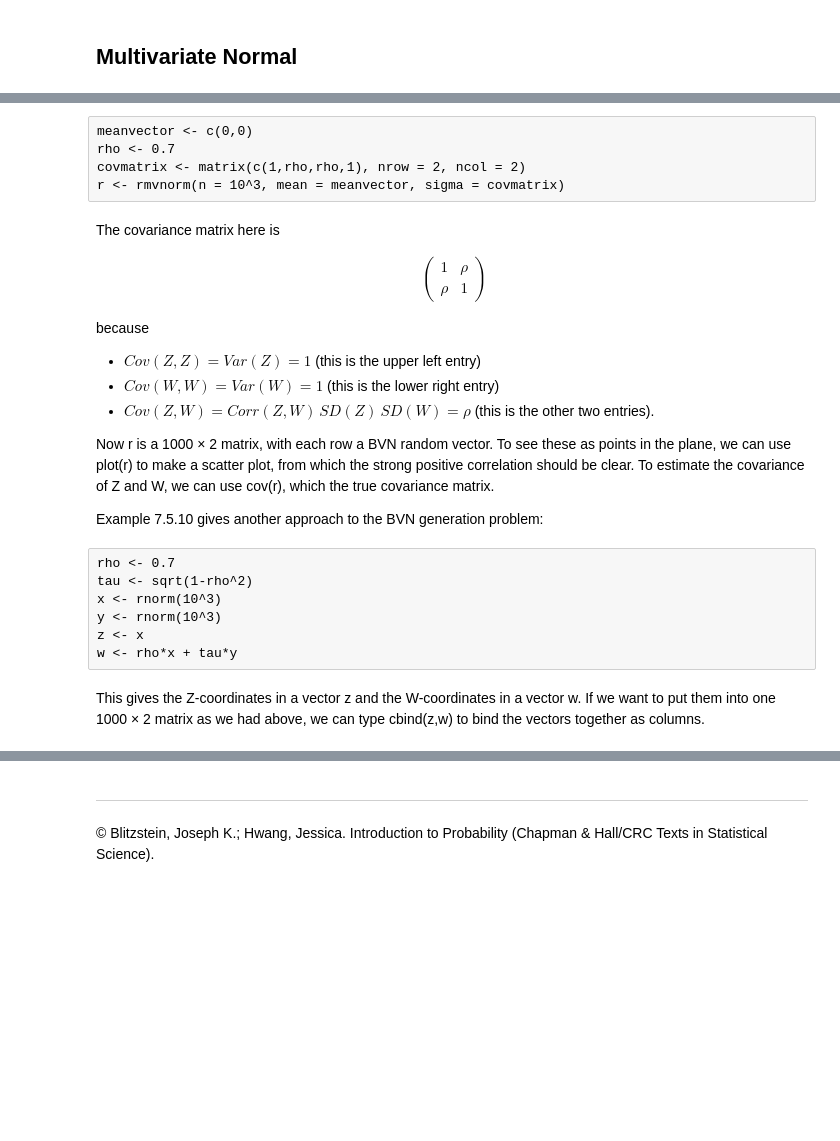
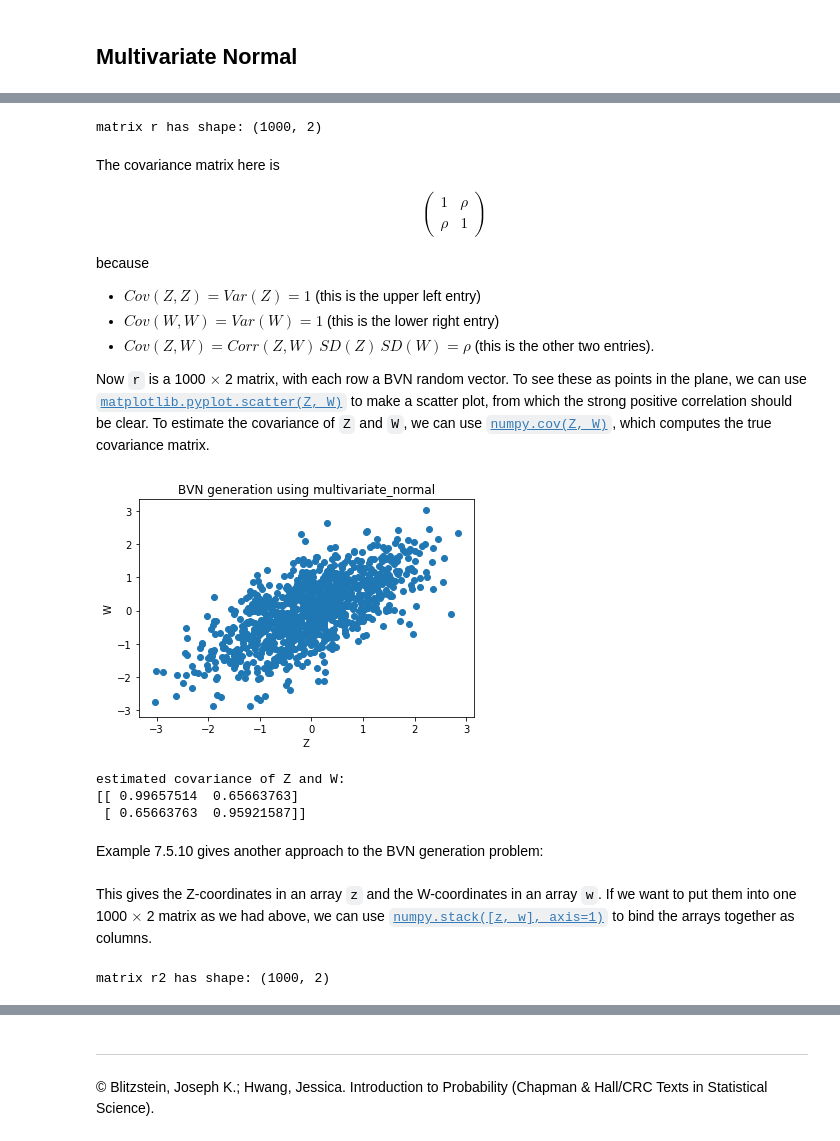
Before and after one commit to buruzaemon/IntroductionToProbabilityPy, a Jupyter notebook: Ch7.ipynb, the cells around one changed output, grey strips where cells are left out. Cells and saved outputs as stored; diff of their text form; code cells hidden in the pictures; blank space fills up the shorter version.

```diff
--- a/Ch7.ipynb
+++ b/Ch7.ipynb
@@ -67,5 +69,0 @@ Functions for the Multivariate Normal distribution are located in the package mv
-# %% [raw]
-meanvector <- c(0,0)
-rho <- 0.7
-covmatrix <- matrix(c(1,rho,rho,1), nrow = 2, ncol = 2)
-r <- rmvnorm(n = 10^3, mean = meanvector, sigma = covmatrix)
@@ -72,3 +75,22 @@ r <- rmvnorm(n = 10^3, mean = meanvector, sigma = covmatrix)
+# %%
+# seed the random number generator
+np.random.seed(4321)
+
+meanvector = [0, 0]
+rho = 0.7
+covmatrix = np.matrix([[1, rho],
+                       [rho, 1]])
+
+r = multivariate_normal.rvs(mean=meanvector, cov=covmatrix, size=10**3)
+print('matrix r has shape: {}'.format(r.shape))
+
+# take the 1st column of matrix r as Z
+Z = r[:, 0]
+
+# take the 2nd column of matrix r as W
+W = r[:, 1]
+# %% [output]
+matrix r has shape: (1000, 2)
 # %% [markdown]
 The covariance matrix here is
 
@@ -85,13 +107,23 @@ because
 * $Cov(W, W) = Var(W) = 1$ (this is the lower right entry)
 * $Cov(Z, W) = Corr(Z, W) \, SD(Z) \, SD(W) = \rho$ (this is the other two entries).
 
-Now r is a 1000 × 2 matrix, with each row a BVN random vector. To see these as points in the plane, we can use plot(r) to make a scatter plot, from which the strong positive correlation should be clear. To estimate the covariance of Z and W, we can use cov(r), which the true covariance matrix.
-
-Example 7.5.10 gives another approach to the BVN generation problem:
+Now `r` is a 1000 $\times$ 2 matrix, with each row a BVN random vector. To see these as points in the plane, we can use [`matplotlib.pyplot.scatter(Z, W)`](https://matplotlib.org/api/_as_gen/matplotlib.pyplot.scatter.html) to make a scatter plot, from which the strong positive correlation should be clear. To estimate the covariance of `Z` and `W`, we can use [`numpy.cov(Z, W)`](https://docs.scipy.org/doc/numpy/reference/generated/numpy.cov.html), which computes the true covariance matrix.
-# %% [raw]
-rho <- 0.7
-tau <- sqrt(1-rho^2)
-x <- rnorm(10^3)
-y <- rnorm(10^3)
-z <- x
-w <- rho*x + tau*y
+# %%
+plt.scatter(Z, W)
+
+plt.xlabel('Z')
+plt.ylabel('W')
+plt.title('BVN generation using multivariate_normal')
+
+plt.show()
+# %% [output]
+[figure, added]
+# %%
+est_cov = np.cov(Z, W)
+print('estimated covariance of Z and W:\n{}'.format(est_cov))
+# %% [output]
+estimated covariance of Z and W:
+[[ 0.99657514  0.65663763]
+ [ 0.65663763  0.95921587]]
+# %% [markdown]
+Example 7.5.10 gives another approach to the BVN generation problem:
@@ -98,2 +142,8 @@ w <- rho*x + tau*y
 # %% [markdown]
-This gives the Z-coordinates in a vector z and the W-coordinates in a vector w. If we want to put them into one 1000 × 2 matrix as we had above, we can type cbind(z,w) to bind the vectors together as columns.
+This gives the Z-coordinates in an array `z` and the W-coordinates in an array `w`. If we want to put them into one 1000 $\times$ 2 matrix as we had above, we can use [`numpy.stack([z, w], axis=1)`](https://docs.scipy.org/doc/numpy/reference/generated/numpy.stack.html) to bind the arrays together as columns.
+# %%
+# bind z and w into a 1000 x 2 matrix
+r2 = np.stack([z, w], axis=1)
+print('matrix r2 has shape: {}'.format(r2.shape))
+# %% [output]
+matrix r2 has shape: (1000, 2)
```
Also changed, not shown: parts of 15 cells of this notebook.
